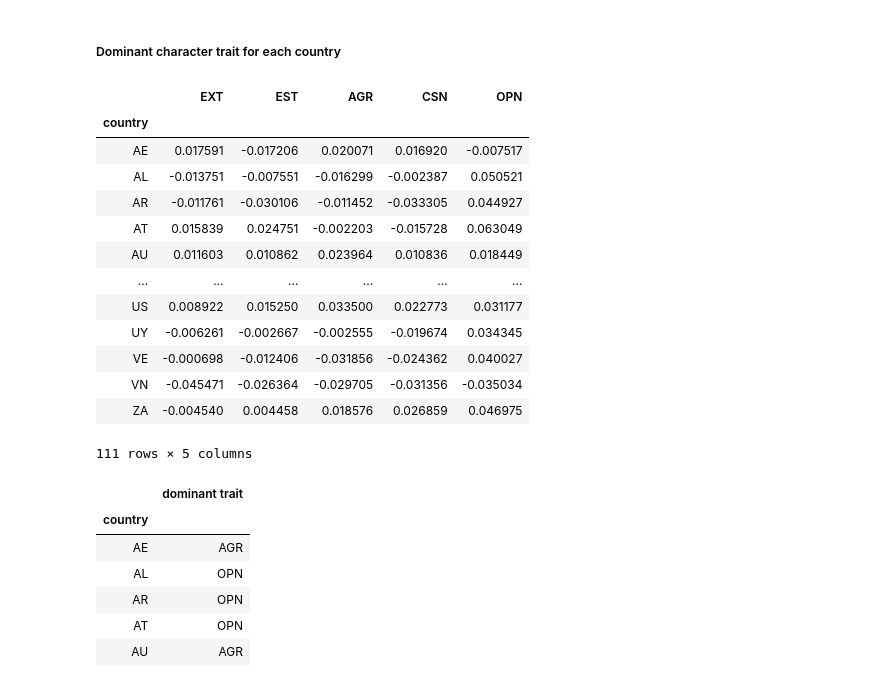
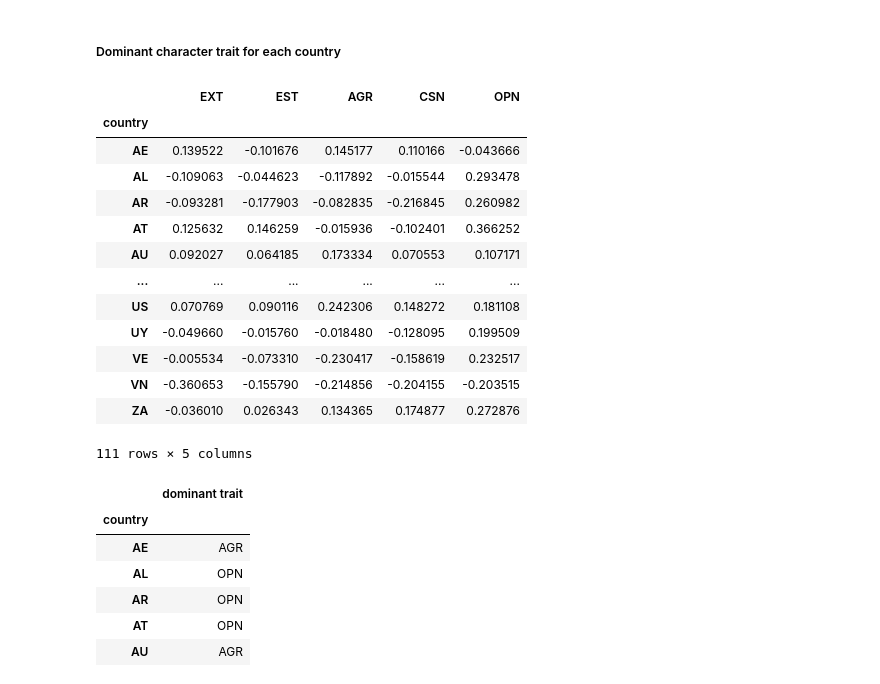
Before and after one commit to com-480-data-visualization/com-480-project-tadaviz, a Jupyter notebook: Preprocessing/Data wrangling.ipynb, the cells around one changed output. Cells and saved outputs as stored; diff of their text form; code cells hidden in the pictures.

Commit message:
NewRadarGraph, min max norm of  scores & score files update

```diff
--- a/Data wrangling.ipynb
+++ b/Preprocessing/Data wrangling.ipynb
@@ -276,3 +261,7 @@ country_score
 | VN | 0.432191 | 0.460646 | 0.640907 | 0.527160 | 0.633328 |
 | ZA | 0.473122 | 0.491468 | 0.689188 | 0.585376 | 0.715337 |
 111 rows × 5 columns
+# %%
+# Min Max normalization of the scores by country
+n_country_score = (country_score-country_score.min())/(country_score.max()-country_score.min())
+n_country_score.head()
@@ -288,7 +285,7 @@ for c in df['country'].unique():
         print("There is :", c)
 # %%
 # Add the population
-country_score_pop = pd.merge(country_score,
+country_score_pop = pd.merge(n_country_score,
                             pop_df[['name','cca2','pop2019']],
                             left_on='country',
                             right_on='cca2',
@@ -305,7 +302,7 @@ country_score_pop.head()
 # %%
 # Weighted average per country
 for t in traits:
-    country_score_pop[t] = country_score[t]*country_score_pop['pop2019']
+    country_score_pop[t] = n_country_score[t]*country_score_pop['pop2019']
 country_score_pop.head()
 # %% [output]
 |  | EXT | EST | AGR | CSN | OPN | name | pop2019 |
@@ -440,22 +437,22 @@ global_time.to_json(r'Data/global_time.json',orient='index')
 ##### Dominant character trait for each country
 # %%
 # Computing the distance between the global score and the country score
-global_to_country_score_distance = country_score - global_score
+global_to_country_score_distance = n_country_score - global_score
 global_to_country_score_distance
 # %% [output]
 |  | EXT | EST | AGR | CSN | OPN |
 | country |  |  |  |  |  |
-| AE | 0.017591 | -0.017206 | 0.020071 | 0.016920 | -0.007517 |
-| AL | -0.013751 | -0.007551 | -0.016299 | -0.002387 | 0.050521 |
-| AR | -0.011761 | -0.030106 | -0.011452 | -0.033305 | 0.044927 |
-| AT | 0.015839 | 0.024751 | -0.002203 | -0.015728 | 0.063049 |
-| AU | 0.011603 | 0.010862 | 0.023964 | 0.010836 | 0.018449 |
+| AE | 0.139522 | -0.101676 | 0.145177 | 0.110166 | -0.043666 |
+| AL | -0.109063 | -0.044623 | -0.117892 | -0.015544 | 0.293478 |
+| AR | -0.093281 | -0.177903 | -0.082835 | -0.216845 | 0.260982 |
+| AT | 0.125632 | 0.146259 | -0.015936 | -0.102401 | 0.366252 |
+| AU | 0.092027 | 0.064185 | 0.173334 | 0.070553 | 0.107171 |
 | ... | ... | ... | ... | ... | ... |
-| US | 0.008922 | 0.015250 | 0.033500 | 0.022773 | 0.031177 |
-| UY | -0.006261 | -0.002667 | -0.002555 | -0.019674 | 0.034345 |
-| VE | -0.000698 | -0.012406 | -0.031856 | -0.024362 | 0.040027 |
-| VN | -0.045471 | -0.026364 | -0.029705 | -0.031356 | -0.035034 |
-| ZA | -0.004540 | 0.004458 | 0.018576 | 0.026859 | 0.046975 |
+| US | 0.070769 | 0.090116 | 0.242306 | 0.148272 | 0.181108 |
+| UY | -0.049660 | -0.015760 | -0.018480 | -0.128095 | 0.199509 |
+| VE | -0.005534 | -0.073310 | -0.230417 | -0.158619 | 0.232517 |
+| VN | -0.360653 | -0.155790 | -0.214856 | -0.204155 | -0.203515 |
+| ZA | -0.036010 | 0.026343 | 0.134365 | 0.174877 | 0.272876 |
 111 rows × 5 columns
 # %%
 country_trait = global_to_country_score_distance.apply(lambda x: pd.Series(x.idxmax(), index=['dominant trait']), axis=1)
```
Also changed, not shown: parts of 16 cells of this notebook, 4 other files.
